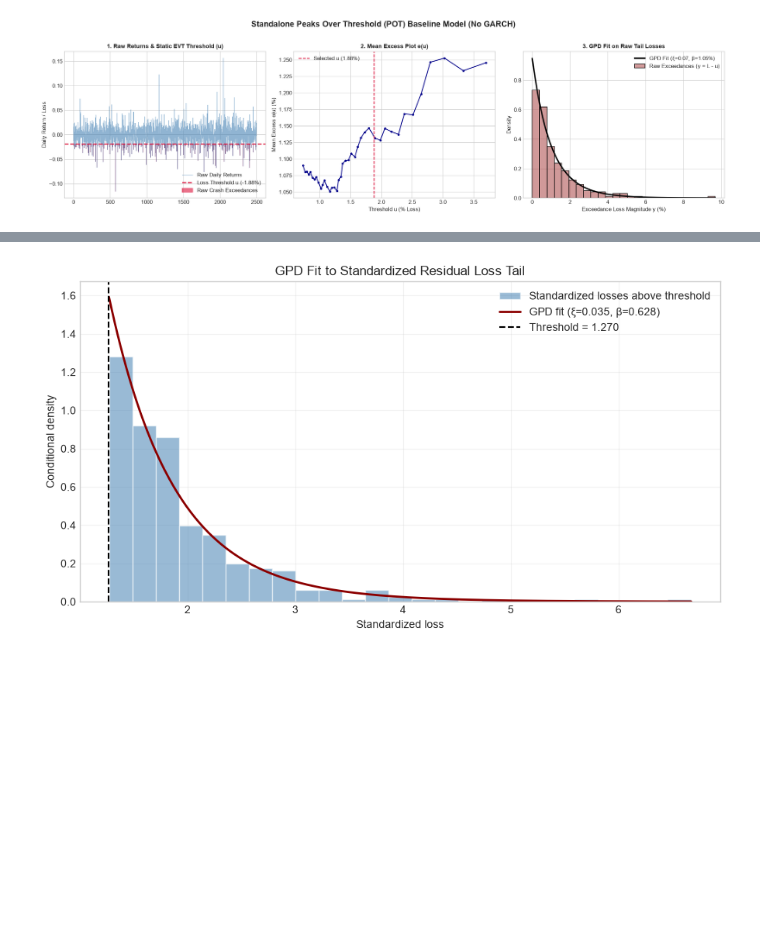
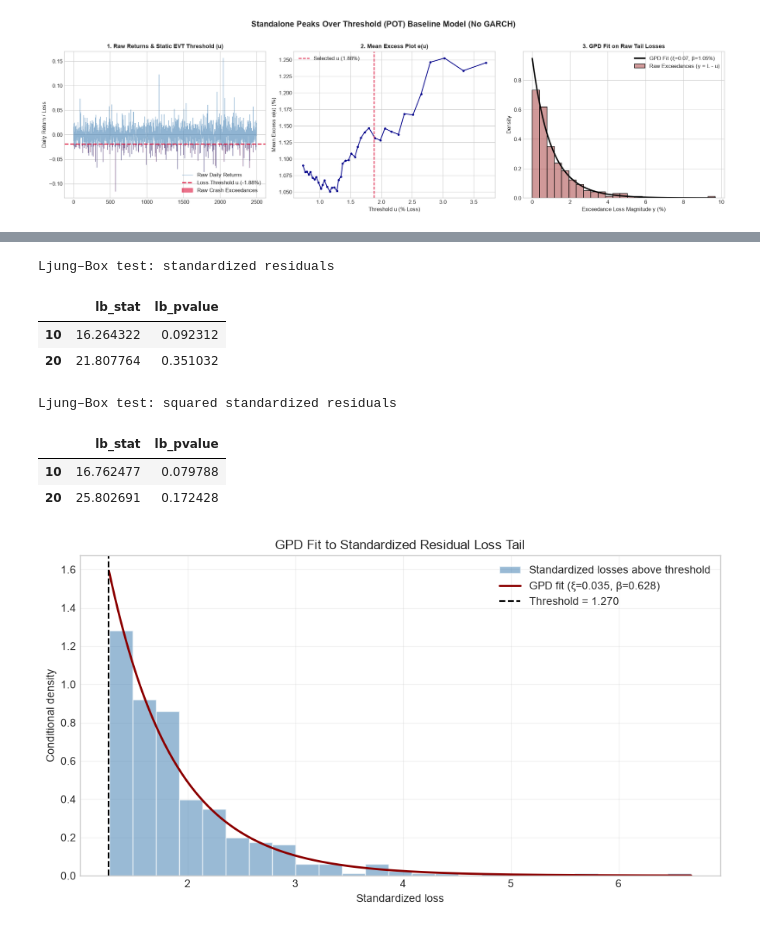
Before and after one commit to adhyanambisan/EVT, a Jupyter notebook: Tail_Risk.ipynb, the cells around one changed output, grey strips where cells are left out. Saved outputs shown, nothing was run; the diff lists cells and outputs as text; code cells hidden in the pictures; blank space fills up the shorter version.

```diff
--- a/Tail_Risk.ipynb
+++ b/Tail_Risk.ipynb
@@ -430,3 +438,26 @@ EVT expected shortfall at 99.9%: 4.200%
+# %%
+from statsmodels.stats.diagnostic import acorr_ljungbox
+
+std_resid = (
+    garch_fit.resid / garch_fit.conditional_volatility
+).dropna()
+
+lags = [10, 20]
+
+print("Ljung–Box test: standardized residuals")
+display(acorr_ljungbox(std_resid, lags=lags, return_df=True))
+
+print("Ljung–Box test: squared standardized residuals")
+display(acorr_ljungbox(std_resid**2, lags=lags, return_df=True))
+# %% [output]
+Ljung–Box test: standardized residuals
+|  | lb_stat | lb_pvalue |
+| 10 | 16.264322 | 0.092312 |
+| 20 | 21.807764 | 0.351032 |
+Ljung–Box test: squared standardized residuals
+|  | lb_stat | lb_pvalue |
+| 10 | 16.762477 | 0.079788 |
+| 20 | 25.802691 | 0.172428 |
 # %%
 tail_losses = standardized_losses[standardized_losses > threshold]
 x_grid = np.linspace(threshold, tail_losses.max(), 400)
```
Also changed, not shown: parts of 14 cells of this notebook, 1 other file.
